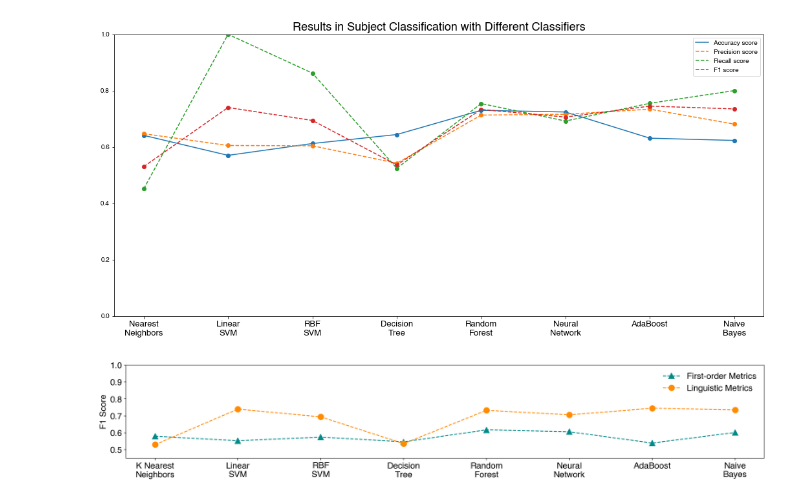
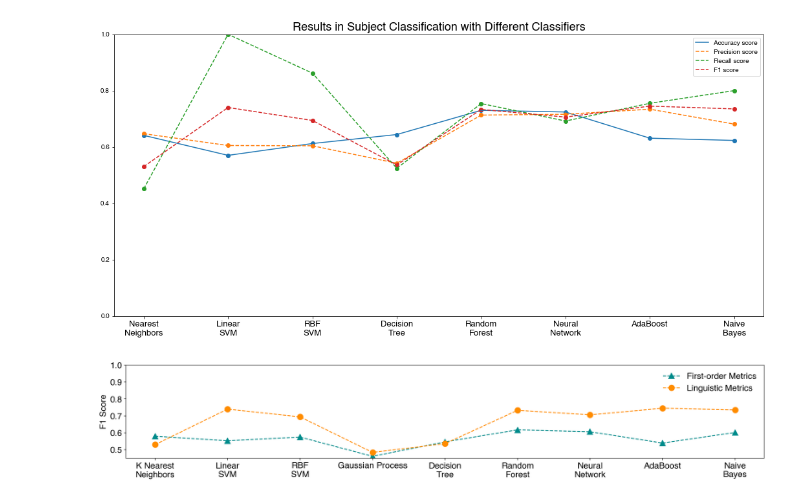
Before and after one commit to sdotpeng/EMIB, a Jupyter notebook: Untitled1.ipynb, the cells around one changed output. Saved outputs shown, nothing was run; the diff lists cells and outputs as text; code cells hidden in the pictures.

```diff
--- a/Untitled1.ipynb
+++ b/Untitled1.ipynb
@@ -62,25 +62,25 @@ ax.set_title("Results in Subject Classification with Different Classifiers", fon
 # %% [output]
 [figure]
 # %%
-names = ["K Nearest\nNeighbors", "Linear\nSVM", "RBF\nSVM",
+names = ["K Nearest\nNeighbors", "Linear\nSVM", "RBF\nSVM", "Gaussian Process",
          "Decision\nTree", "Random\nForest", "Neural\nNetwork", "AdaBoost",
          "Naive\nBayes"]
 
 plt.rcParams["font.family"] = "Helvetica"
 
 fig, ax = plt.subplots(figsize=(20,3), dpi=144)
 
 ax.plot(names, ff, linestyle='dashed', marker="^", color="darkcyan", label='First-order Metrics', markersize=10)
 ax.plot(names, lf, linestyle='dashed', marker="o", color="darkorange", label='Linguistic Metrics', markersize=10)
 
 
 ax.legend(frameon=False, fontsize=15)
 ax.set_ylabel("F1 Score", size=15)
 plt.xticks(fontsize=15)
 plt.yticks(fontsize=15)
 
 plt.ylim((0.45,1.0))
 
 fig.savefig("Result.jpg")
 # %% [output]
-[figure, old version]
+[figure, new version]
```
